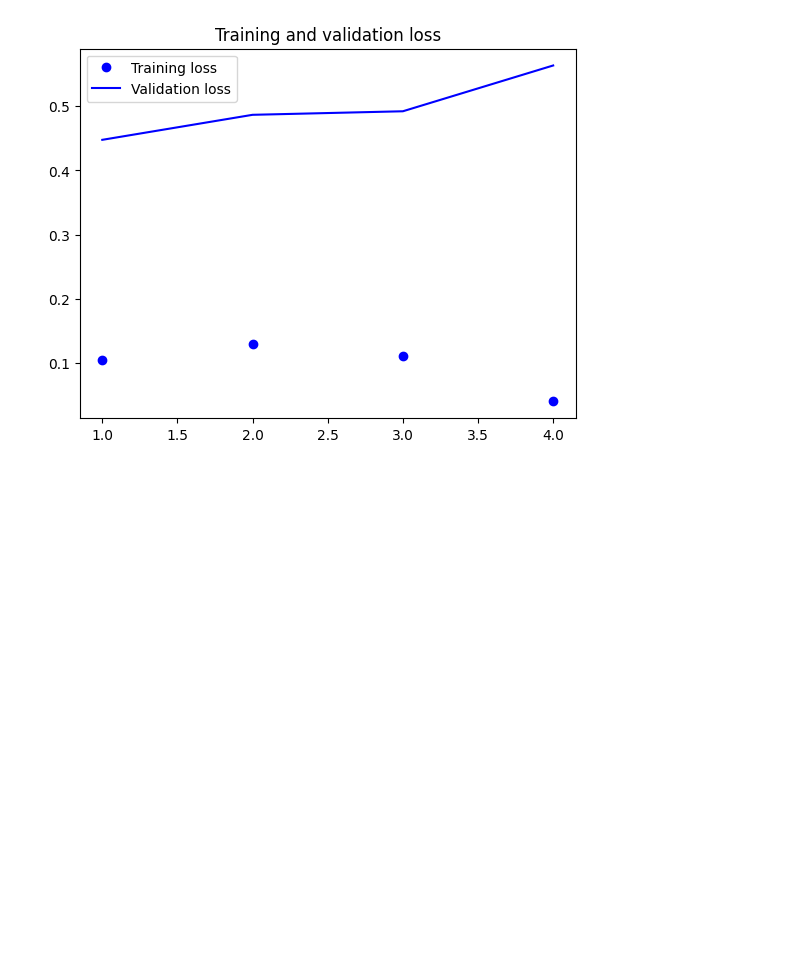
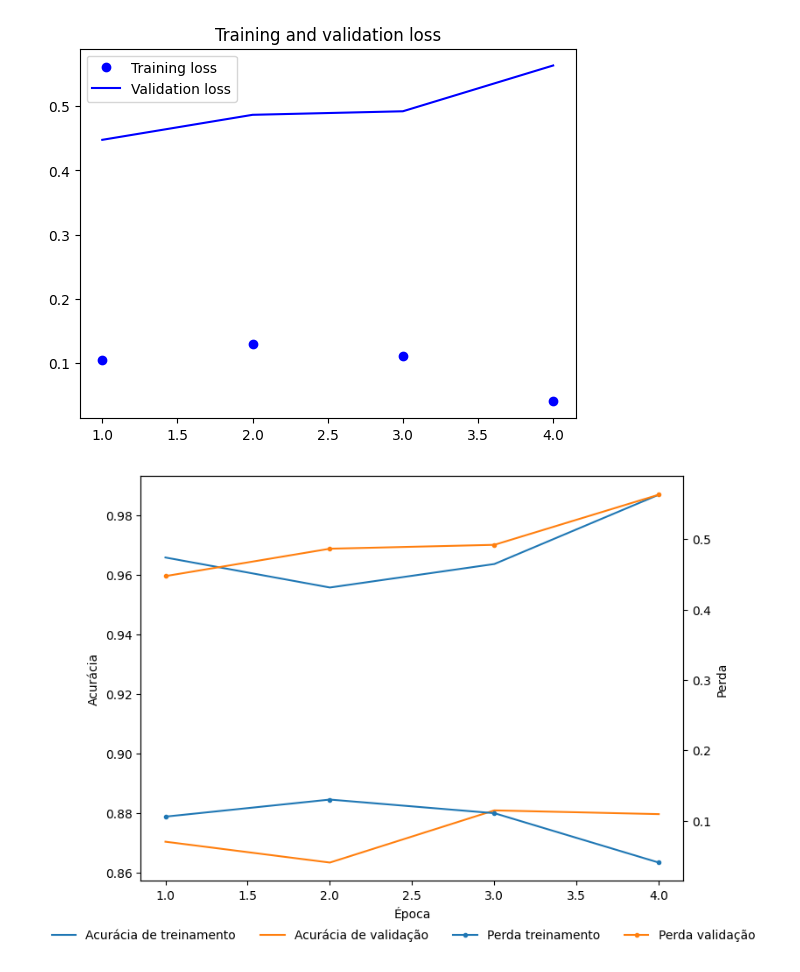
Before and after one commit to lucasmalakin/flamel, a Jupyter notebook: notebooks/models_bert_2.ipynb, the cells around one changed output. Drawn from its saved outputs; the diff is of its cells as text; code cells hidden in the pictures; blank space fills up the shorter version.

Commit message:
add plot for bert

```diff
--- a/notebooks/models_bert_2.ipynb
+++ b/notebooks/models_bert_2.ipynb
@@ -353,3 +353,44 @@ plt.show()
 # %% [output]
 [figure]
 [figure]
+# %%
+import matplotlib.pyplot as plt
+
+
+epochs = range(1, len(acc) + 1)
+
+# plt.plot(epochs, acc, 'o', label='Training acc')
+# plt.xlabel("Época")
+# plt.ylabel("Acurácia")
+# plt.plot(epochs, val_acc, label='Validation acc')
+# plt.title('Training and validation accuracy')
+# plt.legend()
+
+# plt.figure()
+
+# plt.plot(epochs, loss, 'bo', label='Training loss')
+# plt.plot(epochs, val_loss, label='Validation loss')
+# plt.legend()
+
+# plt.show()
+
+
+fig, ax1 = plt.subplots(figsize = (8, 6))
+
+ax2 = ax1.twinx()
+ax1.plot(epochs, acc, color='#1f77b4', label='Acurácia de treinamento')
+ax1.plot(epochs, val_acc,color='#ff7f0e', label='Acurácia de validação')
+
+ax2.plot(epochs, loss, color='#1f77b4',marker='.', label='Perda treinamento')
+ax2.plot(epochs, val_loss, color='#ff7f0e',marker='.', label='Perda validação')
+
+ax1.set_xlabel('Época')
+ax1.set_ylabel('Acurácia')
+ax2.set_ylabel('Perda')
+
+fig.legend(loc='upper center', bbox_to_anchor=(0.5, 0.04)
+          , frameon=False, ncol=4)
+
+plt.show()
+# %% [output]
+[figure, added]
```
